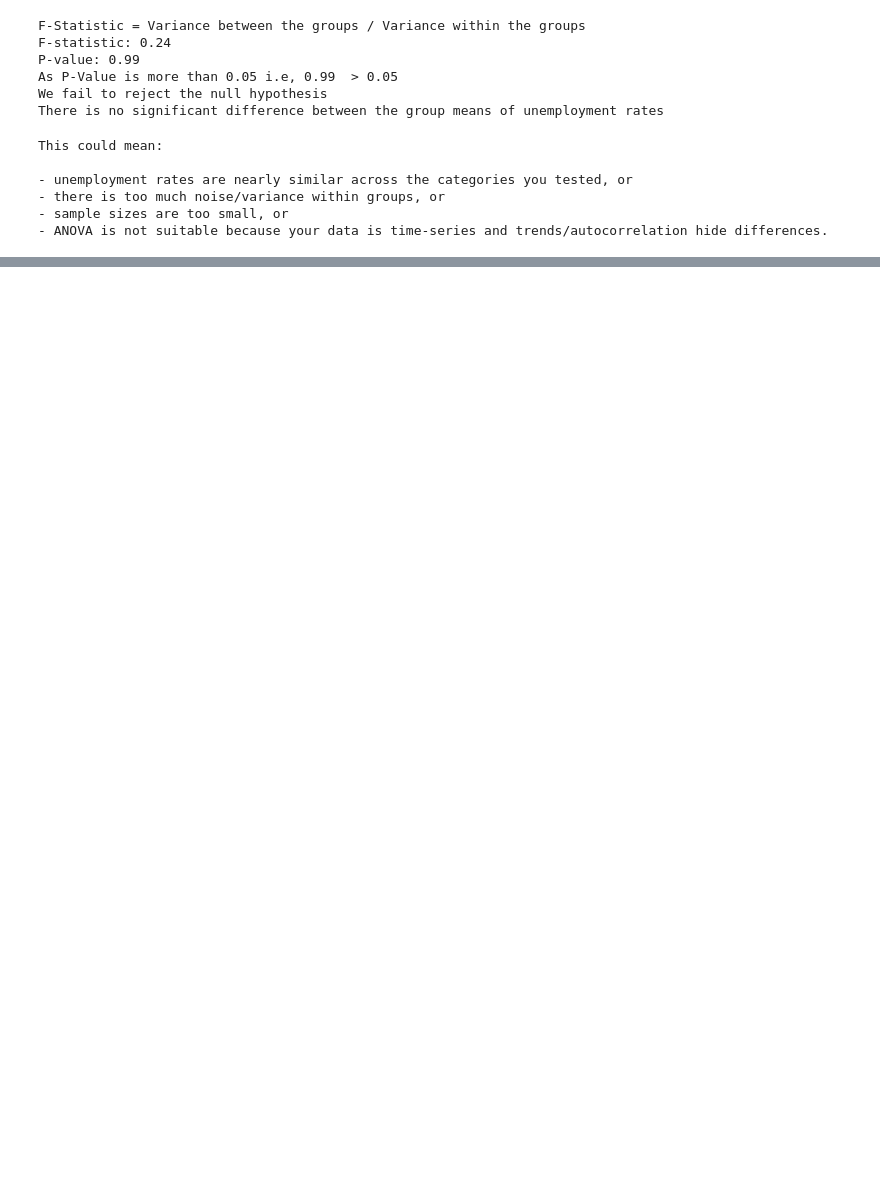
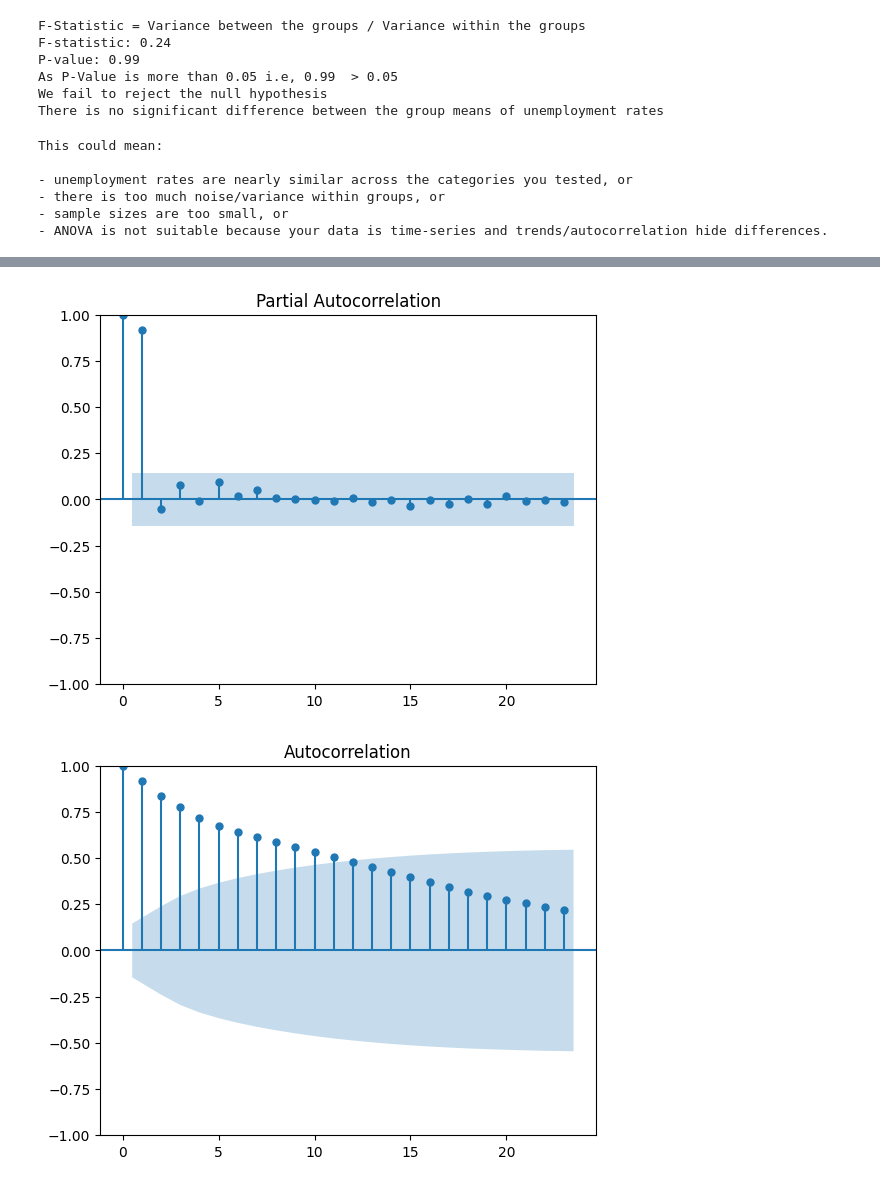
Before and after one commit to tanmaykumarchaki/AI-Driven-Market-Transformation-Analytics, a Jupyter notebook: anova.ipynb, the cells around one changed output, grey strips where cells are left out. Cells and saved outputs as stored; diff of their text form; code cells hidden in the pictures; blank space fills up the shorter version.

```diff
--- a/anova.ipynb
+++ b/anova.ipynb
@@ -346,0 +349,4 @@ This could mean:
+# %%
+unemp['UNRATE_dif'] = unemp['UNRATE'].diff().round(4)
+unemp['UNRATE_dif'].dropna(inplace=True)
+unemp
@@ -346,0 +367,7 @@ This could mean:
+# %%
+from statsmodels.graphics.tsaplots import plot_acf, plot_pacf
+plot_acf(unemp['UNRATE'].dropna())
+plot_pacf(unemp['UNRATE'].dropna())
+# %% [output]
+[figure, added]
+[figure, added]
```
Also changed, not shown: parts of 6 cells of this notebook.
